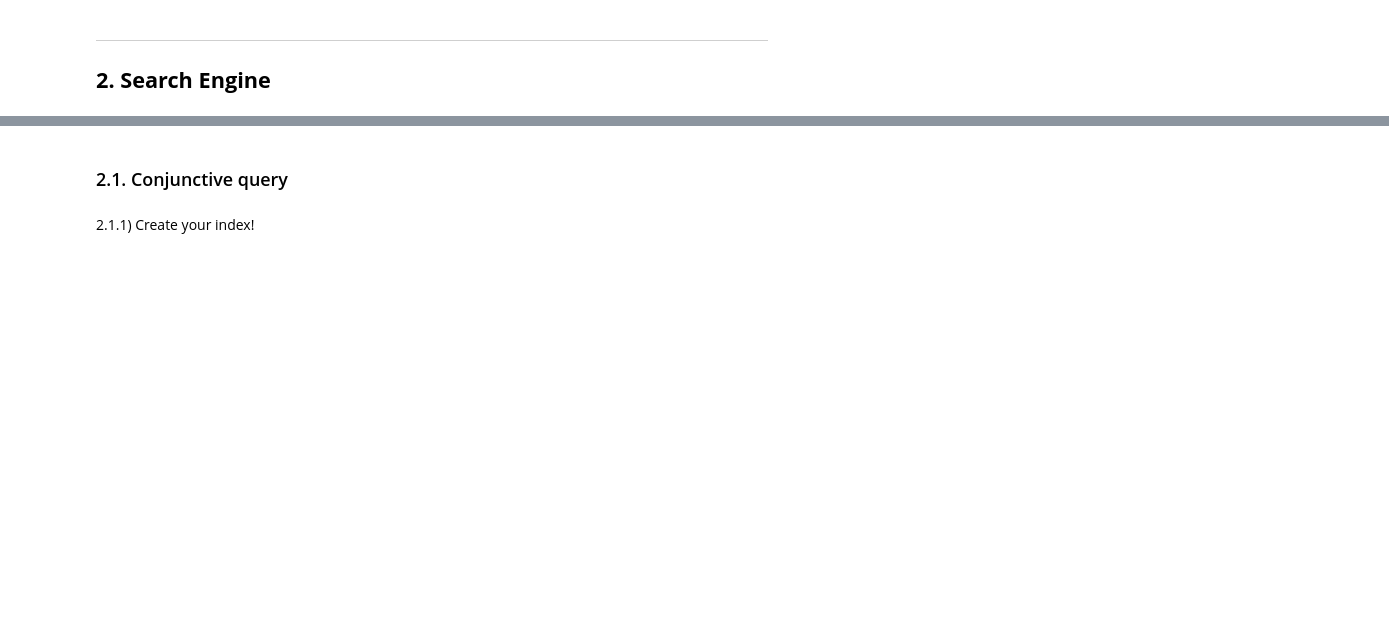
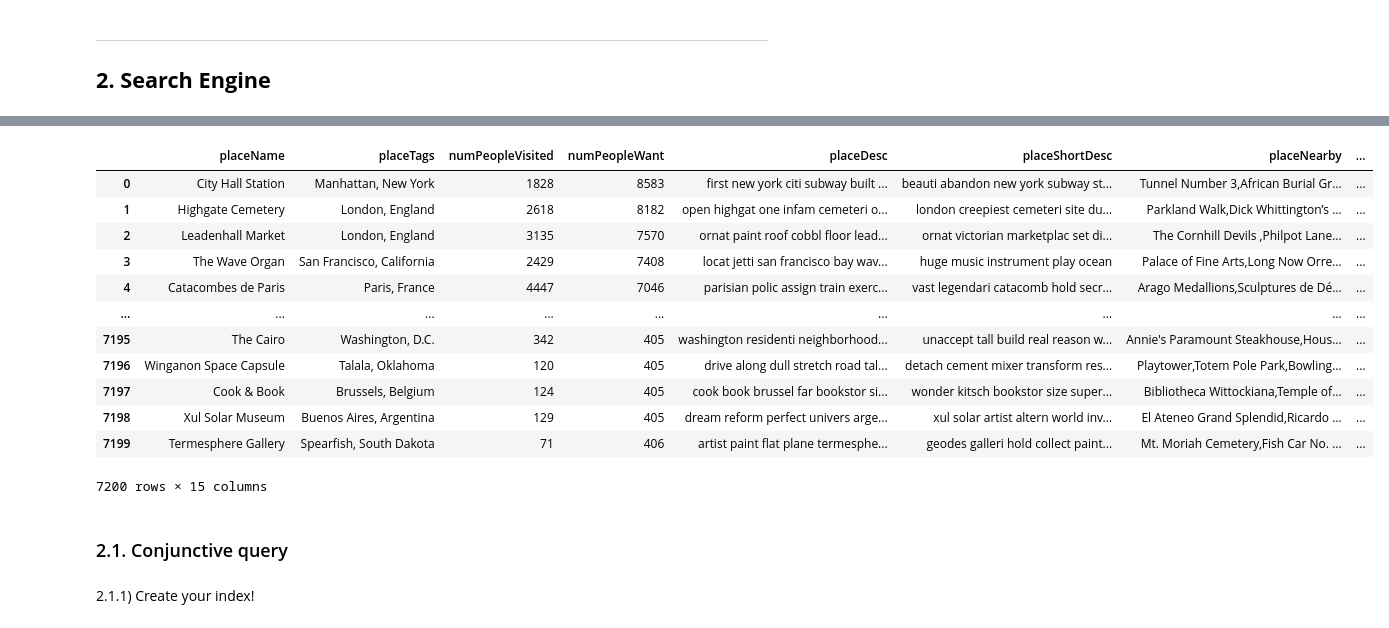
Before and after one commit to Matteo-Candi/ADM_HW3, a Jupyter notebook: main.ipynb, the cells around one changed output, grey strips where cells are left out. Saved outputs shown, nothing was run; the diff lists cells and outputs as text; code cells hidden in the pictures; blank space fills up the shorter version.

Commit message:
Part 1 done + full tsv locations dataset

```diff
--- a/main.ipynb
+++ b/main.ipynb
@@ -165,3 +241,20 @@ df
+# %%
+df_out = pd.read_csv(os.getcwd()+'/locations_data.tsv', sep='\t')
+df_out
+# %% [output]
+|  | placeName | placeTags | numPeopleVisited | numPeopleWant | placeDesc | placeShortDesc | placeNearby | ... |
+| 0 | City Hall Station | Manhattan, New York | 1828 | 8583 | first new york citi subway built ... | beauti abandon new york subway st... | Tunnel Number 3,African Burial Gr... | ... |
+| 1 | Highgate Cemetery | London, England | 2618 | 8182 | open highgat one infam cemeteri o... | london creepiest cemeteri site du... | Parkland Walk,Dick Whittington’s ... | ... |
+| 2 | Leadenhall Market | London, England | 3135 | 7570 | ornat paint roof cobbl floor lead... | ornat victorian marketplac set di... | The Cornhill Devils ,Philpot Lane... | ... |
+| 3 | The Wave Organ | San Francisco, California | 2429 | 7408 | locat jetti san francisco bay wav... | huge music instrument play ocean | Palace of Fine Arts,Long Now Orre... | ... |
+| 4 | Catacombes de Paris | Paris, France | 4447 | 7046 | parisian polic assign train exerc... | vast legendari catacomb hold secr... | Arago Medallions,Sculptures de Dé... | ... |
+| ... | ... | ... | ... | ... | ... | ... | ... | ... |
+| 7195 | The Cairo | Washington, D.C. | 342 | 405 | washington residenti neighborhood... | unaccept tall build real reason w... | Annie's Paramount Steakhouse,Hous... | ... |
+| 7196 | Winganon Space Capsule | Talala, Oklahoma | 120 | 405 | drive along dull stretch road tal... | detach cement mixer transform res... | Playtower,Totem Pole Park,Bowling... | ... |
+| 7197 | Cook & Book | Brussels, Belgium | 124 | 405 | cook book brussel far bookstor si... | wonder kitsch bookstor size super... | Bibliotheca Wittockiana,Temple of... | ... |
+| 7198 | Xul Solar Museum | Buenos Aires, Argentina | 129 | 405 | dream reform perfect univers arge... | xul solar artist altern world inv... | El Ateneo Grand Splendid,Ricardo ... | ... |
+| 7199 | Termesphere Gallery | Spearfish, South Dakota | 71 | 406 | artist paint flat plane termesphe... | geodes galleri hold collect paint... | Mt. Moriah Cemetery,Fish Car No. ... | ... |
+7200 rows × 15 columns
 # %% [markdown]
 ### 2.1. Conjunctive query
 # %% [markdown]
```
Also changed, not shown: parts of 8 cells of this notebook, 1 other file.
